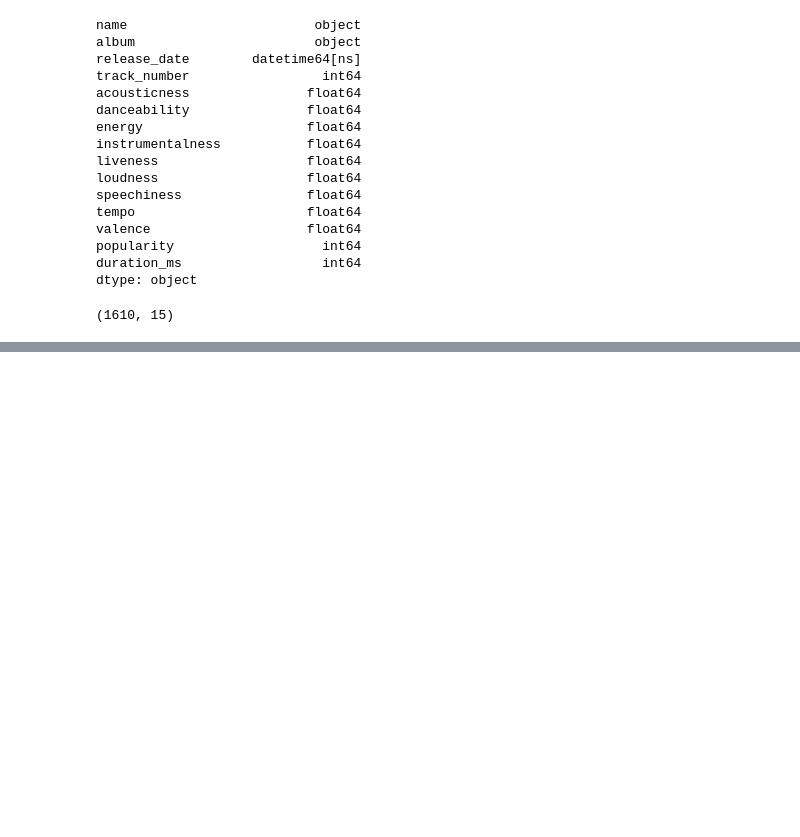
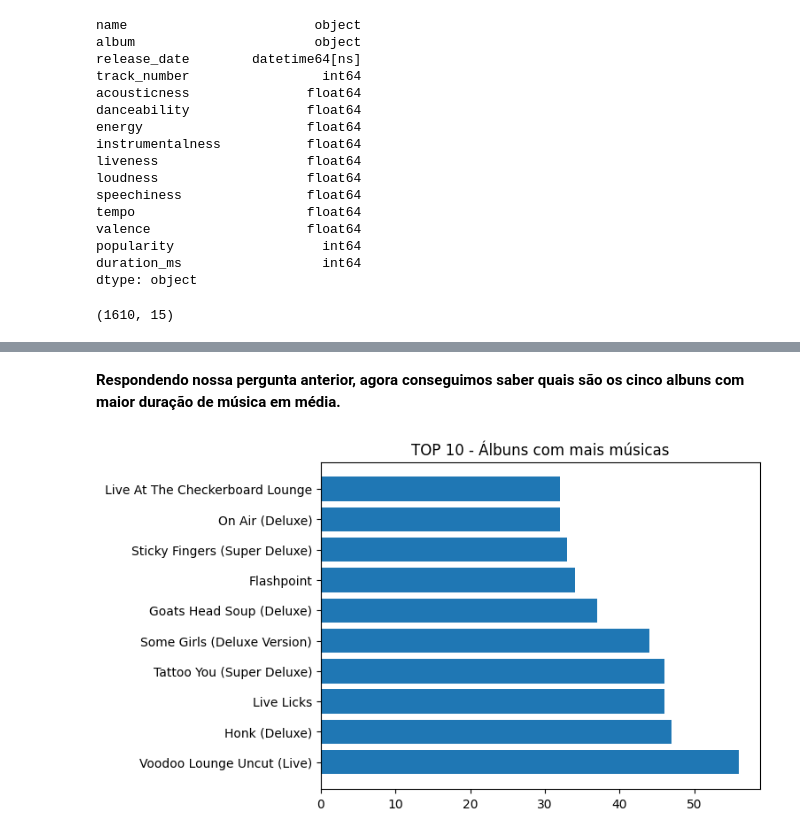
Before and after one commit to DeboraPascoarelli/FIAP_F2A02_ANALISE_EXPLORATORIA_DE_DADOS_EDA, a Jupyter notebook: FASE_2 - MACHINE LEARNIG AND TIME SERIES.ipynb, the cells around one changed output, grey strips where cells are left out. Cells and saved outputs as stored; diff of their text form; code cells hidden in the pictures; blank space fills up the shorter version.

```diff
--- a/FASE_2 - MACHINE LEARNIG AND TIME SERIES.ipynb
+++ b/FASE_2 - MACHINE LEARNIG AND TIME SERIES.ipynb
@@ -579,0 +757,13 @@ Data Fim:  2022-06-10 00:00:00
+# %% [markdown]
+**Respondendo nossa pergunta anterior, agora conseguimos saber quais são os cinco albuns com maior duração de música em média.**
+# %%
+#Analisando os top 10 albums com mais músicas em um gráfico de barra horizontal
+
+top_albuns = df['album'].value_counts().head(10)
+
+#Separando os nossos valores no eixo X e Y
+plt.barh(top_albuns.index, top_albuns.values)
+plt.title('TOP 10 - Álbuns com mais músicas')
+plt.show()
+# %% [output]
+[figure, added]
```
Also changed, not shown: parts of 17 cells of this notebook.
